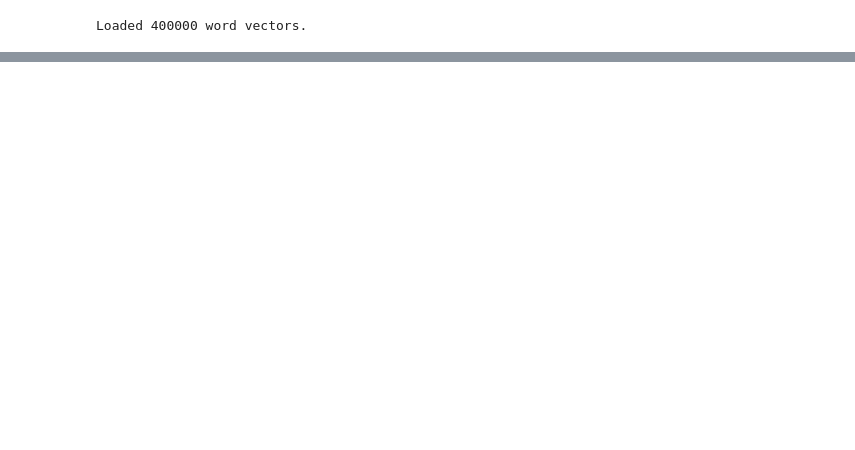
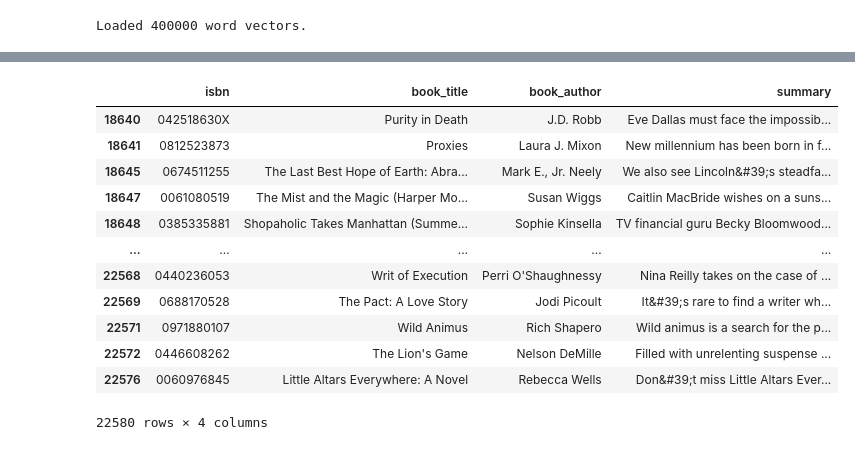
Before and after one commit to Pspetz/Book-Recommendation-System-, a Jupyter notebook: neural.ipynb, the cells around one changed output, grey strips where cells are left out. Drawn from its saved outputs; the diff is of its cells as text; code cells hidden in the pictures; blank space fills up the shorter version.

```diff
--- a/neural.ipynb
+++ b/neural.ipynb
@@ -362,0 +485,24 @@ ValueError: The truth value of a Series is ambiguous. Use a.empty, a.bool(), a.i
+# %%
+csv_new=csv[csv['rating'] != 0 ]
+#csv_new =csv_new.append(clust0)
+# %%
+fcsv=clust0.append(csv_new)
+final_Csv=clust1.append(fcsv)
+# %%
+final_Csv_books = final_Csv[['isbn',"book_title","book_author",'summary']]
+final_Csv_ratings=final_Csv[['location','isbn','rating']]
+final_Csv_books
+# %% [output]
+|  | isbn | book_title | book_author | summary |
+| 18640 | 042518630X | Purity in Death | J.D. Robb | Eve Dallas must face the impossib... |
+| 18641 | 0812523873 | Proxies | Laura J. Mixon | New millennium has been born in f... |
+| 18645 | 0674511255 | The Last Best Hope of Earth: Abra... | Mark E., Jr. Neely | We also see Lincoln&#39;s steadfa... |
+| 18647 | 0061080519 | The Mist and the Magic (Harper Mo... | Susan Wiggs | Caitlin MacBride wishes on a suns... |
+| 18648 | 0385335881 | Shopaholic Takes Manhattan (Summe... | Sophie Kinsella | TV financial guru Becky Bloomwood... |
+| ... | ... | ... | ... | ... |
+| 22568 | 0440236053 | Writ of Execution | Perri O'Shaughnessy | Nina Reilly takes on the case of ... |
+| 22569 | 0688170528 | The Pact: A Love Story | Jodi Picoult | It&#39;s rare to find a writer wh... |
+| 22571 | 0971880107 | Wild Animus | Rich Shapero | Wild animus is a search for the p... |
+| 22572 | 0446608262 | The Lion's Game | Nelson DeMille | Filled with unrelenting suspense ... |
+| 22576 | 0060976845 | Little Altars Everywhere: A Novel | Rebecca Wells | Don&#39;t miss Little Altars Ever... |
+22580 rows × 4 columns
```
Also changed, not shown: parts of 24 cells of this notebook.
